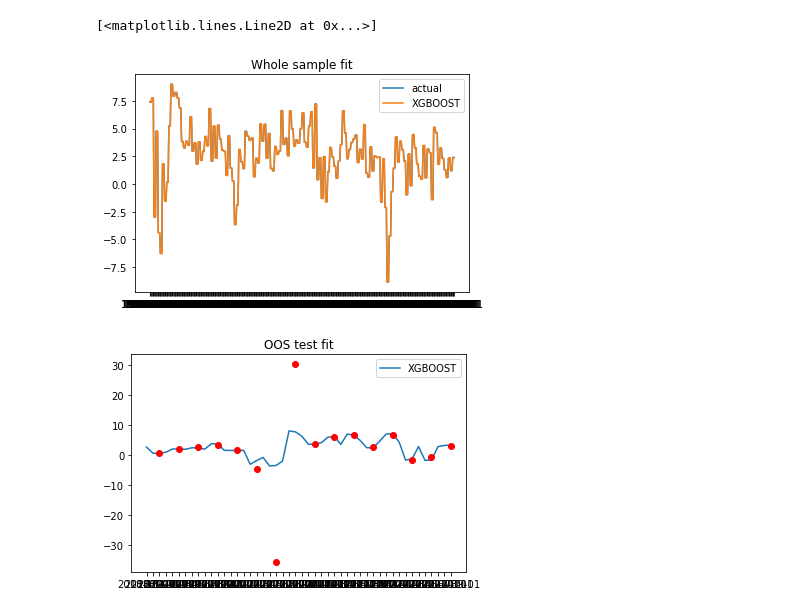
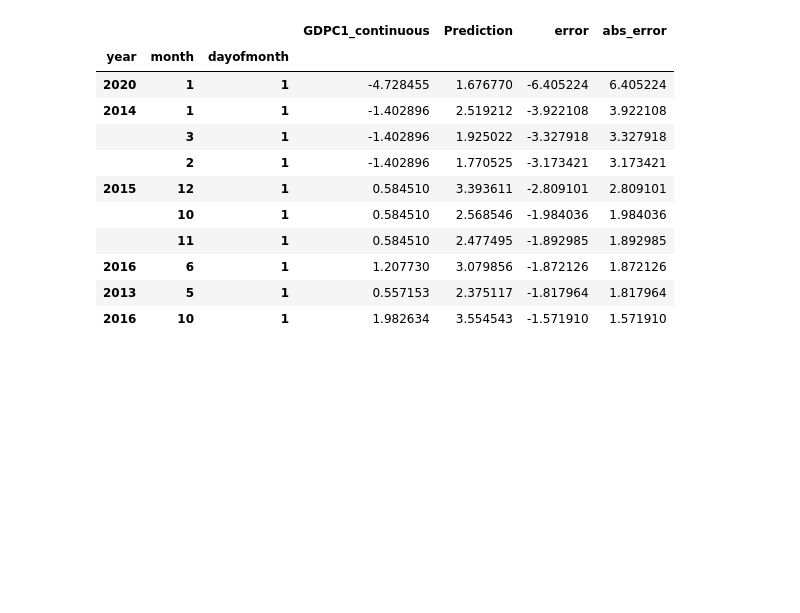
Before and after one commit to willcrossb/factor_models, a Jupyter notebook: nowcastv2/xgb_v3.ipynb, the cells around one changed output. Saved outputs shown, nothing was run; the diff lists cells and outputs as text; code cells hidden in the pictures; blank space fills up the shorter version.

```diff
--- a/nowcastv2/xgb_v3.ipynb
+++ b/nowcastv2/xgb_v3.ipynb
@@ -247,26 +232,0 @@ XGBRegressor(base_score=None, booster=None, callbacks=None,
-# %%
-xgpred = regressor.predict(x)
-xg_df = pd.DataFrame(xgpred, columns = ['xgfit'], index = df_model.index)
-
-plt.plot(y,label="actual")
-plt.plot(xg_df['xgfit'],label="XGBOOST")
-plt.legend()
-plt.title('Whole sample fit')
-
-df_test = df_reg.loc['2018-1-1':'2022-1-1']
-y_test = df_test[target]
-x_test = df_test[reglist]
-
-xgpred_test = regressor.predict(x_test)
-xg_df_test = pd.DataFrame(xgpred_test, columns = ['xgfit'], index = df_test.index)
-
-plt.figure()
-#plt.plot(y_test,label="actual")
-plt.plot(xg_df_test,label="XGBOOST")
-plt.legend()
-plt.title('OOS test fit')
-plt.plot(df_test['GDPC1'], 'ro')
-# %% [output]
-[<matplotlib.lines.Line2D at 0x...>]
-[figure, removed]
-[figure, removed]
@@ -274,0 +233,21 @@ plt.plot(df_test['GDPC1'], 'ro')
+# %%
+
+df_test['error'] = df_test[target] - df_test['Prediction']
+df_test['abs_error'] = df_test['error'].apply(np.abs)
+error_by_day = df_test.groupby(['year','month','dayofmonth']) \
+    .mean()[[target,'Prediction','error','abs_error']]
+
+error_by_day.sort_values('error', ascending=True).head(10)
+# %% [output]
+|  |  |  | GDPC1_continuous | Prediction | error | abs_error |
+| year | month | dayofmonth |  |  |  |  |
+| 2020 | 1 | 1 | -4.728455 | 1.676770 | -6.405224 | 6.405224 |
+| 2014 | 1 | 1 | -1.402896 | 2.519212 | -3.922108 | 3.922108 |
+|  | 3 | 1 | -1.402896 | 1.925022 | -3.327918 | 3.327918 |
+|  | 2 | 1 | -1.402896 | 1.770525 | -3.173421 | 3.173421 |
+| 2015 | 12 | 1 | 0.584510 | 3.393611 | -2.809101 | 2.809101 |
+|  | 10 | 1 | 0.584510 | 2.568546 | -1.984036 | 1.984036 |
+|  | 11 | 1 | 0.584510 | 2.477495 | -1.892985 | 1.892985 |
+| 2016 | 6 | 1 | 1.207730 | 3.079856 | -1.872126 | 1.872126 |
+| 2013 | 5 | 1 | 0.557153 | 2.375117 | -1.817964 | 1.817964 |
+| 2016 | 10 | 1 | 1.982634 | 3.554543 | -1.571910 | 1.571910 |
```
Also changed, not shown: parts of 11 cells of this notebook.
